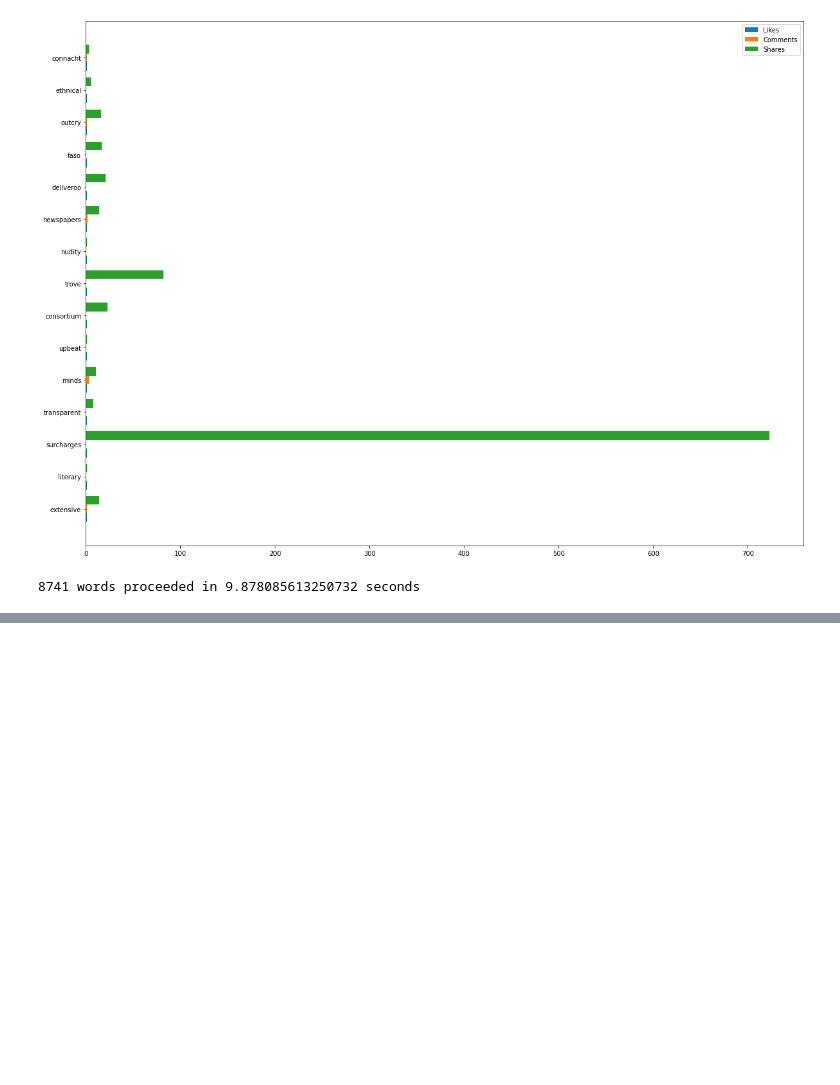
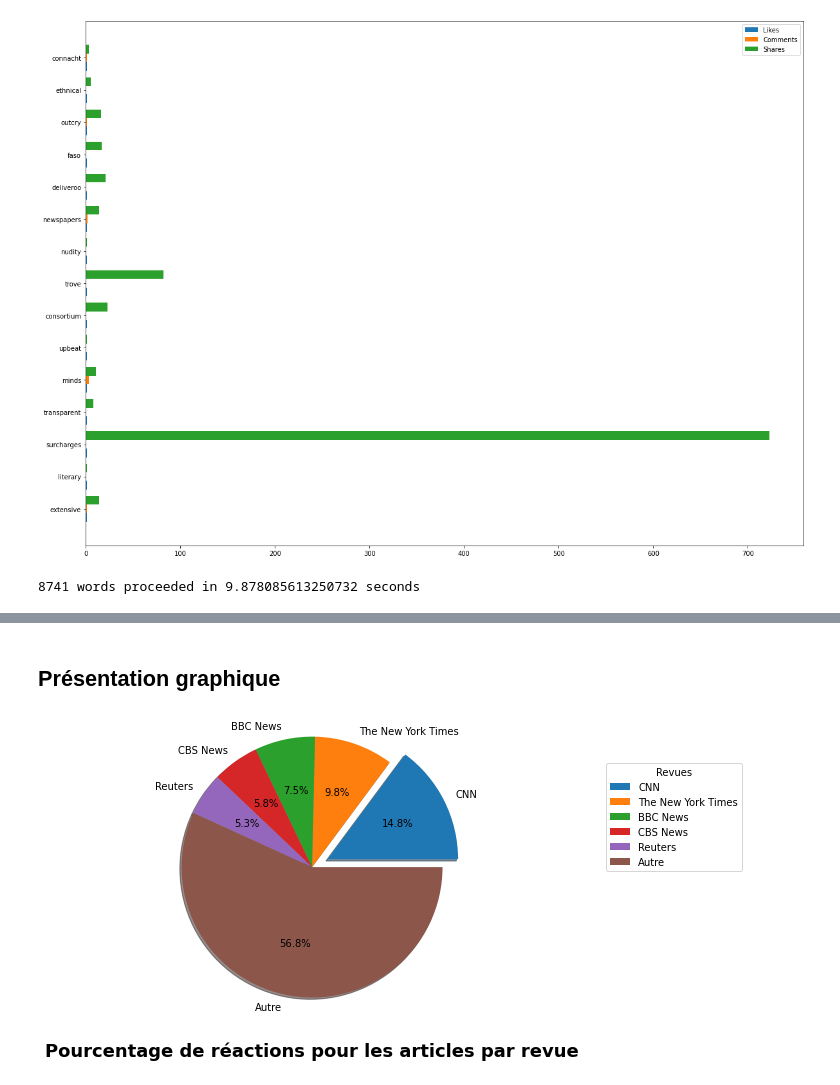
Before and after one commit to vittorio-c/Internet-news-data-with-readers-engagement, a Jupyter notebook: index.ipynb, the cells around one changed output, grey strips where cells are left out. Saved outputs shown, nothing was run; the diff lists cells and outputs as text; code cells hidden in the pictures; blank space fills up the shorter version.

Commit message:
ajout des stats sur les revues

```diff
--- a/index.ipynb
+++ b/index.ipynb
@@ -671,0 +674,2 @@ Processing 8741 words...
+# %%
+dataframe_global['reactions_count'] = dataframe_global['engagement_reaction_count'] + dataframe_global['engagement_comment_count'] + dataframe_global['engagement_share_count']
@@ -671,0 +716,17 @@ Processing 8741 words...
+# %% [markdown]
+## Présentation graphique
+# %%
+tab1 = dataframe_global.groupby(by=["source_name"]).sum('reactions_count').sort_values(by = ['reactions_count'], ascending = False).head(5)
+tab2 = dataframe_global.groupby(by=["source_name"]).sum('reactions_count').sort_values(by = ['reactions_count'], ascending = False)[5:]
+autre = dataframe_global['reactions_count'].sum()
+valuesStat = list(tab1['reactions_count'])
+valuesStat.append(autre)
+labels = list(tab1.index)
+labels.append('Autre')
+explode = (0.2, 0, 0, 0, 0, 0)  # only "explode" the biggest revue
+plt.title('Pourcentage de réactions pour les articles par revue', fontdict={'fontweight':'bold', 'fontsize':18}, y=-0.4)
+plt.pie(valuesStat, labels=labels, autopct='%1.1f%%', shadow=True, explode=explode, radius=1.5)
+plt.legend(labels, title="Revues", bbox_to_anchor=(1, 0, 1.5, 1))
+plt.show()
+# %% [output]
+[figure, added]
```
Also changed, not shown: parts of 5 cells of this notebook.
